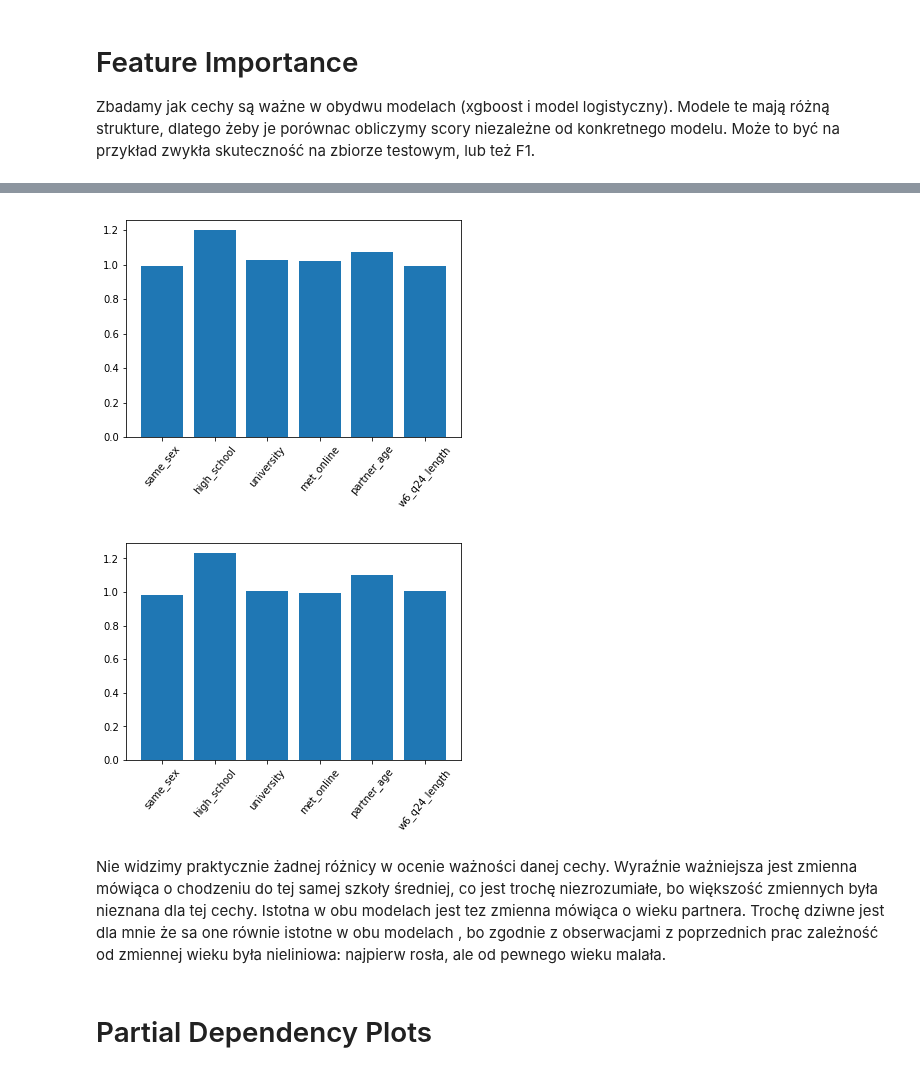
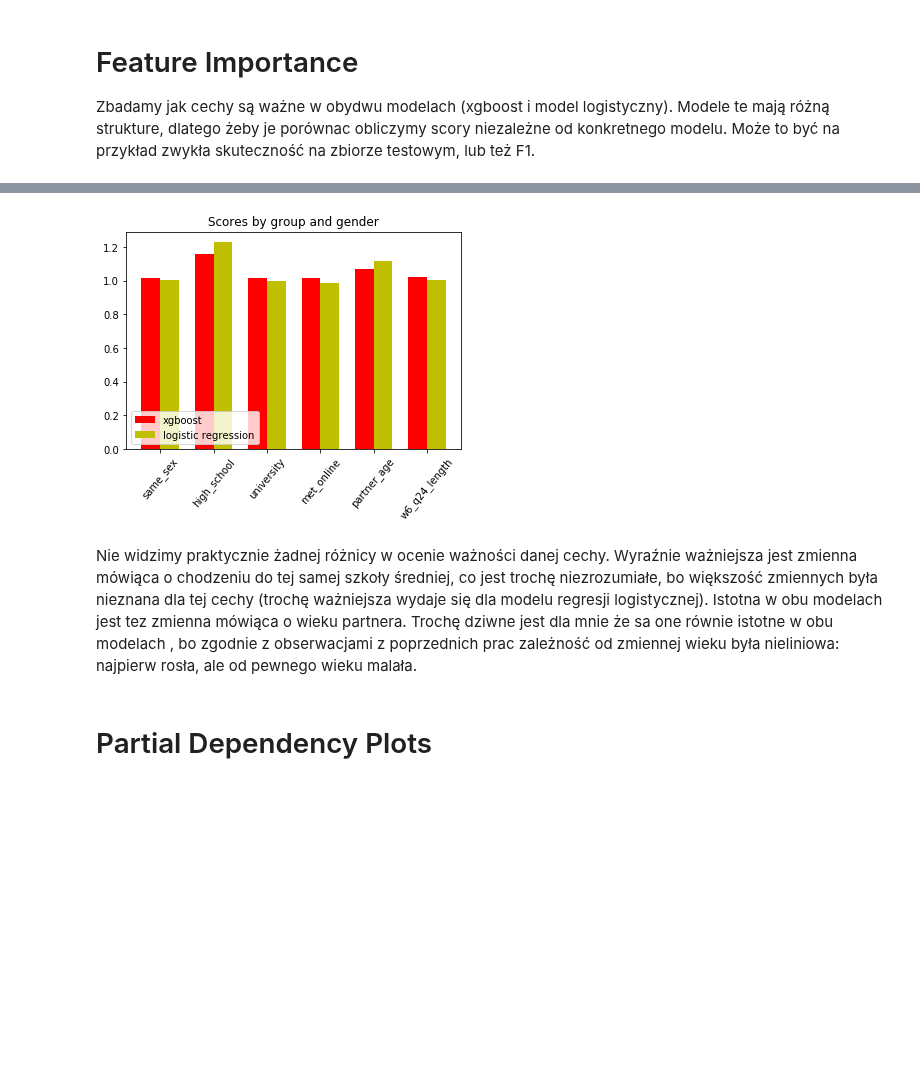
Before and after one commit to pbiecek/InterpretableMachineLearning2018S, a Jupyter notebook: PraceDomowe/PD5/PrzemyslawKaleta_PD5.ipynb, the cells around one changed output, grey strips where cells are left out. Cells and saved outputs as stored; diff of their text form; code cells hidden in the pictures; blank space fills up the shorter version.

```diff
--- a/PraceDomowe/PD5/PrzemyslawKaleta_PD5.ipynb
+++ b/PraceDomowe/PD5/PrzemyslawKaleta_PD5.ipynb
@@ -144,16 +144,40 @@ logreg_feature_importance
 # %%
-def plot_importance(feature_imporances):
+def plot_importance_ugly(feature_imporances):
         plt.bar([names_explained[name] for name in feature_imporances.keys()], feature_imporances.values())
         plt.xticks(rotation=50)
         plt.show()
+# %%
+def plot_importance(feature_importances1, feature_importances2, model_name1="xgboost", model_name2="logistic regression"):
+
+        names = [names_explained[name] for name in feature_importances1.keys()]
+
+        N = len(names)
+
+        fig, ax = plt.subplots()
+
+        ind = np.arange(N)    # the x locations for the groups
+        width = 0.35         # the width of the bars
+        p1 = ax.bar(ind, feature_importances1.values(), width, color='r', bottom=0)
+
+
+        p2 = ax.bar(ind + width, feature_importances2.values(), width,
+                    color='y', bottom=0)
+
+        ax.set_title('Scores by group and gender')
+        ax.set_xticks(ind + width / 2)
+        ax.set_xticklabels(names)
+        plt.xticks(rotation=50)
+
+        ax.legend((p1[0], p2[0]), (model_name1, model_name2), loc="lower left")
+        ax.autoscale_view()
+
+        plt.show()
 # %%
-plot_importance(xgb_feature_importance)
-plot_importance(logreg_feature_importance)
+plot_importance(xgb_feature_importance, logreg_feature_importance)
 # %% [output]
-[figure, old version]
+[figure, new version]
-[figure, removed]
 # %% [markdown]
-Nie widzimy praktycznie żadnej różnicy w ocenie ważności danej cechy. Wyraźnie ważniejsza jest zmienna mówiąca o chodzeniu do tej samej szkoły średniej, co jest trochę niezrozumiałe, bo większość zmiennych była nieznana dla tej cechy. Istotna w obu modelach jest tez zmienna mówiąca o wieku partnera. Trochę dziwne jest dla mnie że sa one równie istotne w obu modelach , bo zgodnie z obserwacjami z poprzednich prac zależność od zmiennej wieku była nieliniowa: najpierw rosła, ale od pewnego wieku malała.
+Nie widzimy praktycznie żadnej różnicy w ocenie ważności danej cechy. Wyraźnie ważniejsza jest zmienna mówiąca o chodzeniu do tej samej szkoły średniej, co jest trochę niezrozumiałe, bo większość zmiennych była nieznana dla tej cechy (trochę ważniejsza wydaje się dla modelu regresji logistycznej). Istotna w obu modelach jest tez zmienna mówiąca o wieku partnera. Trochę dziwne jest dla mnie że sa one równie istotne w obu modelach , bo zgodnie z obserwacjami z poprzednich prac zależność od zmiennej wieku była nieliniowa: najpierw rosła, ale od pewnego wieku malała.
 # %% [markdown]
 # Partial Dependency Plots
 # %%
```
Also changed, not shown: parts of 3 cells of this notebook.
